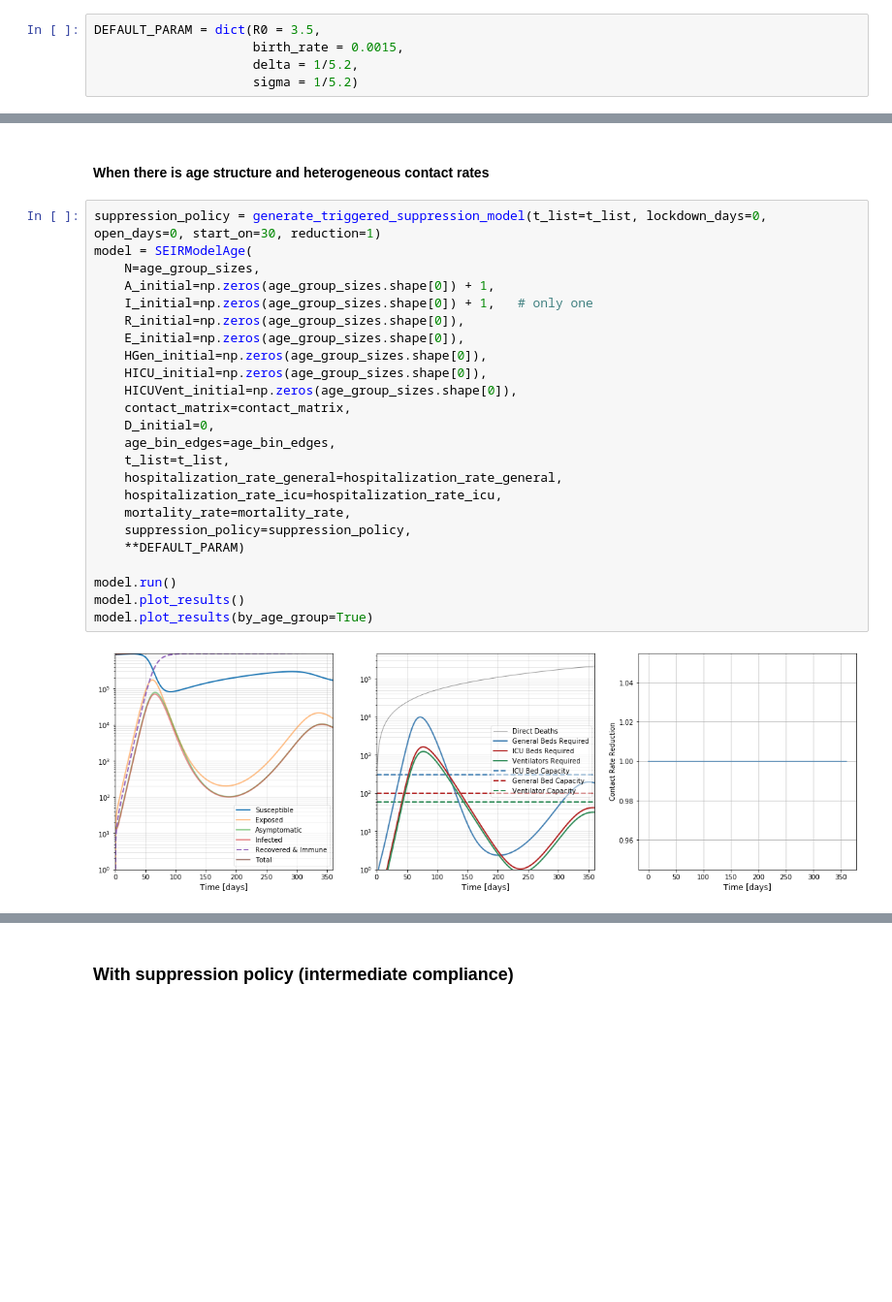
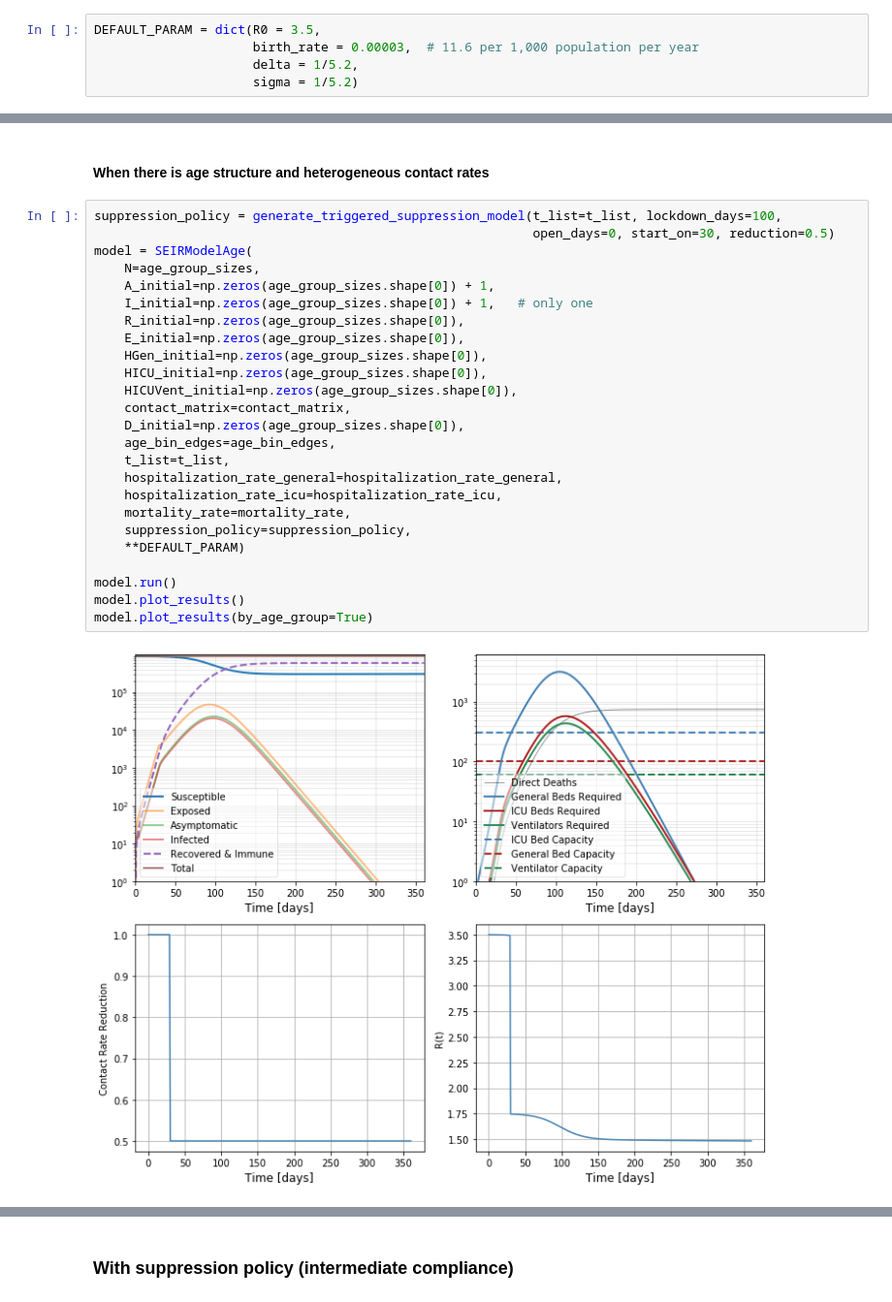
Before and after one commit to erccarls/county_covid_seir_models, a Jupyter notebook: notebooks/SEIR_age_structure.ipynb, the cells around one changed output, grey strips where cells are left out. Shown at 97% size. Cells and saved outputs as stored; diff of their text form; blank space fills up the shorter version.

```diff
--- a/notebooks/SEIR_age_structure.ipynb
+++ b/notebooks/SEIR_age_structure.ipynb
@@ -49,7 +49,7 @@ mortality_rate = np.array([0.001, 0.001, 0.0015, 0.0015, 0.0015, 0.002, 0.003, 0
                            0.005, 0.006, 0.007, 0.01, 0.02, 0.03, 0.04, 0.05])
 # %%
 DEFAULT_PARAM = dict(R0 = 3.5,
-                     birth_rate = 0.0015,
+                     birth_rate = 0.00003,  # 11.6 per 1,000 population per year
                      delta = 1/5.2,
                      sigma = 1/5.2)
 # %% [markdown]
@@ -105,28 +114,29 @@ model.plot_results(by_age_group=True)
 # %% [markdown]
 #### When there is age structure and heterogeneous contact rates
 # %%
-suppression_policy = generate_triggered_suppression_model(t_list=t_list, lockdown_days=0, open_days=0, start_on=30, reduction=1)
+suppression_policy = generate_triggered_suppression_model(t_list=t_list, lockdown_days=100,
+                                                          open_days=0, start_on=30, reduction=0.5)
 model = SEIRModelAge(
     N=age_group_sizes,
     A_initial=np.zeros(age_group_sizes.shape[0]) + 1,
     I_initial=np.zeros(age_group_sizes.shape[0]) + 1,   # only one
     R_initial=np.zeros(age_group_sizes.shape[0]),
     E_initial=np.zeros(age_group_sizes.shape[0]),
     HGen_initial=np.zeros(age_group_sizes.shape[0]),
     HICU_initial=np.zeros(age_group_sizes.shape[0]),
     HICUVent_initial=np.zeros(age_group_sizes.shape[0]),
     contact_matrix=contact_matrix,
-    D_initial=0,
+    D_initial=np.zeros(age_group_sizes.shape[0]),
     age_bin_edges=age_bin_edges,
     t_list=t_list,
     hospitalization_rate_general=hospitalization_rate_general,
     hospitalization_rate_icu=hospitalization_rate_icu,
     mortality_rate=mortality_rate,
     suppression_policy=suppression_policy,
     **DEFAULT_PARAM)
 
 model.run()
 model.plot_results()
 model.plot_results(by_age_group=True)
 # %% [output]
-[figure, old version]
+[figure, new version]
```
Also changed, not shown: parts of 12 cells of this notebook.
